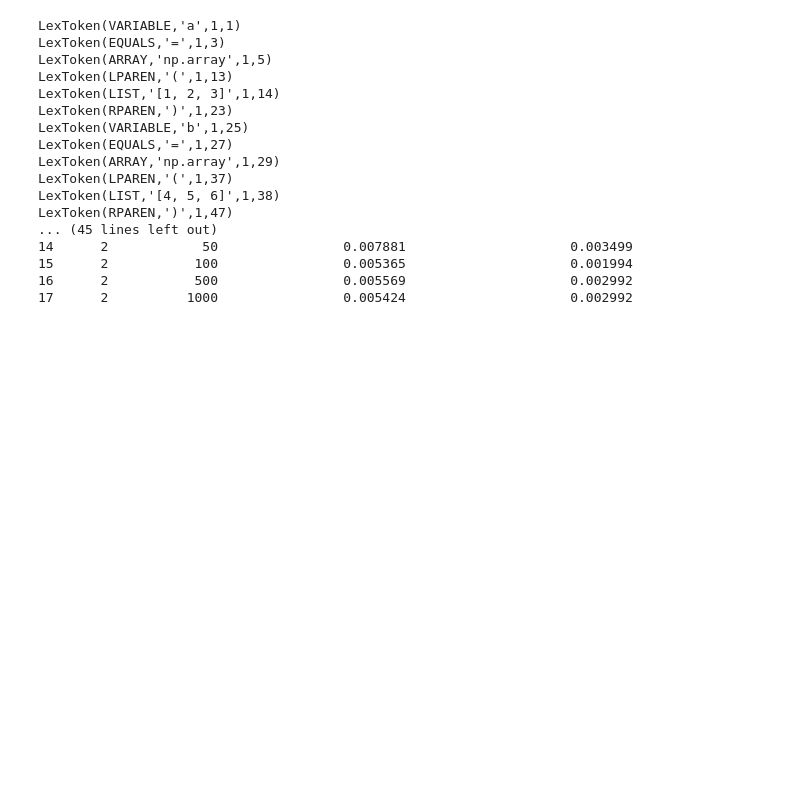
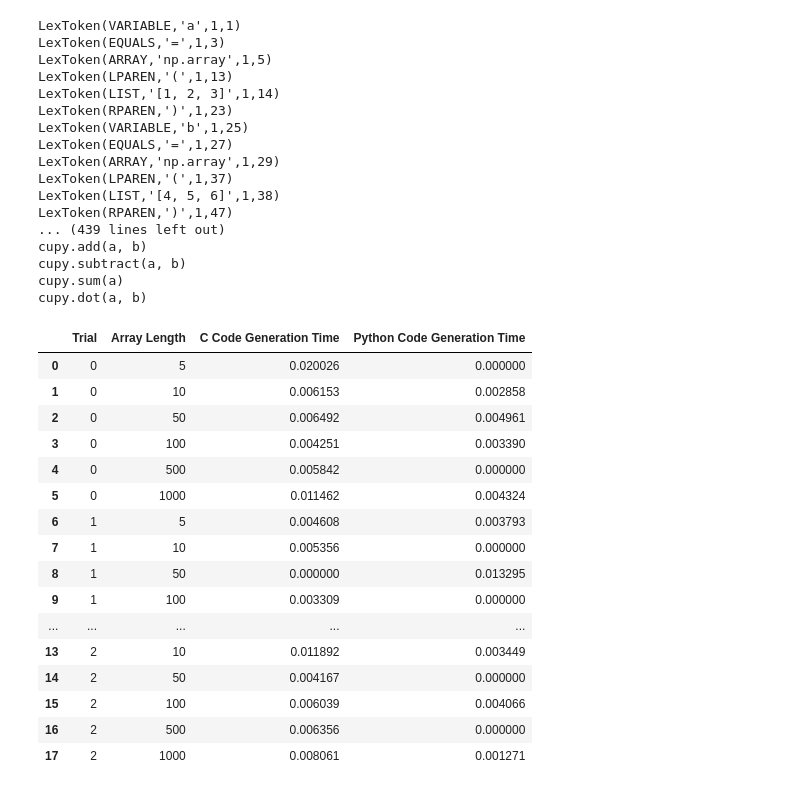
Before and after one commit to YahyaElGawady/ParallelOptimizationFinalProject, a Jupyter notebook: side_testing.ipynb, the cells around one changed output. Saved outputs shown, nothing was run; the diff lists cells and outputs as text; code cells hidden in the pictures; blank space fills up the shorter version.

Commit message:
generation results

```diff
--- a/side_testing.ipynb
+++ b/side_testing.ipynb
@@ -23,13 +23,14 @@ def deploy_parser(input, mode):
         if isinstance(result, str):
             output += result + "\n"
 
+    print(output)
     return output
 
 def create_input_code(arr_len):
     # Create a list of values with length arr_len
-    a_values = np.random.randint(0, 100, arr_len)
+    a_values = np.random.randint(1, 100, arr_len)
     a_values = a_values.tolist()
-    b_values = np.random.randint(0, 100, arr_len)
+    b_values = np.random.randint(1, 100, arr_len)
     b_values = b_values.tolist()
 
     # Create a string with the code to be executed
@@ -78,36 +79,54 @@ array_lengths = [5, 10, 50, 100, 500, 1000]
 
 results = run_trials(trials, array_lengths)
 
 # print(results)
 
 # # Print the results
 # for result in results:
 #     print("Trial:", result[0])
 #     print("Array Length:", result[1])
 #     print("C Code Generation Time:", result[2])
 #     print("Python Code Generation Time:", result[3])
 #     print()
 
 # Construct a DataFrame from results
 results_df = pd.DataFrame(results, columns=["Trial", "Array Length", "C Code Generation Time", "Python Code Generation Time"])
 
-print(results_df)
 results_df.to_csv('results.csv', index=False)
+
+display(results_df)
 # %% [output]
 LexToken(VARIABLE,'a',1,1)
 LexToken(EQUALS,'=',1,3)
 LexToken(ARRAY,'np.array',1,5)
 LexToken(LPAREN,'(',1,13)
 LexToken(LIST,'[1, 2, 3]',1,14)
 LexToken(RPAREN,')',1,23)
 LexToken(VARIABLE,'b',1,25)
 LexToken(EQUALS,'=',1,27)
 LexToken(ARRAY,'np.array',1,29)
 LexToken(LPAREN,'(',1,37)
 LexToken(LIST,'[4, 5, 6]',1,38)
 LexToken(RPAREN,')',1,47)
-... (45 lines left out)
-14      2            50                0.007881                     0.003499
-15      2           100                0.005365                     0.001994
-16      2           500                0.005569                     0.002992
-17      2          1000                0.005424                     0.002992
+... (439 lines left out)
+cupy.add(a, b)
+cupy.subtract(a, b)
+cupy.sum(a)
+cupy.dot(a, b)
+|  | Trial | Array Length | C Code Generation Time | Python Code Generation Time |
+| 0 | 0 | 5 | 0.020026 | 0.000000 |
+| 1 | 0 | 10 | 0.006153 | 0.002858 |
+| 2 | 0 | 50 | 0.006492 | 0.004961 |
+| 3 | 0 | 100 | 0.004251 | 0.003390 |
+| 4 | 0 | 500 | 0.005842 | 0.000000 |
+| 5 | 0 | 1000 | 0.011462 | 0.004324 |
+| 6 | 1 | 5 | 0.004608 | 0.003793 |
+| 7 | 1 | 10 | 0.005356 | 0.000000 |
+| 8 | 1 | 50 | 0.000000 | 0.013295 |
+| 9 | 1 | 100 | 0.003309 | 0.000000 |
+| ... | ... | ... | ... | ... |
+| 13 | 2 | 10 | 0.011892 | 0.003449 |
+| 14 | 2 | 50 | 0.004167 | 0.000000 |
+| 15 | 2 | 100 | 0.006039 | 0.004066 |
+| 16 | 2 | 500 | 0.006356 | 0.000000 |
+| 17 | 2 | 1000 | 0.008061 | 0.001271 |
```
Also changed, not shown: 1 other file.
